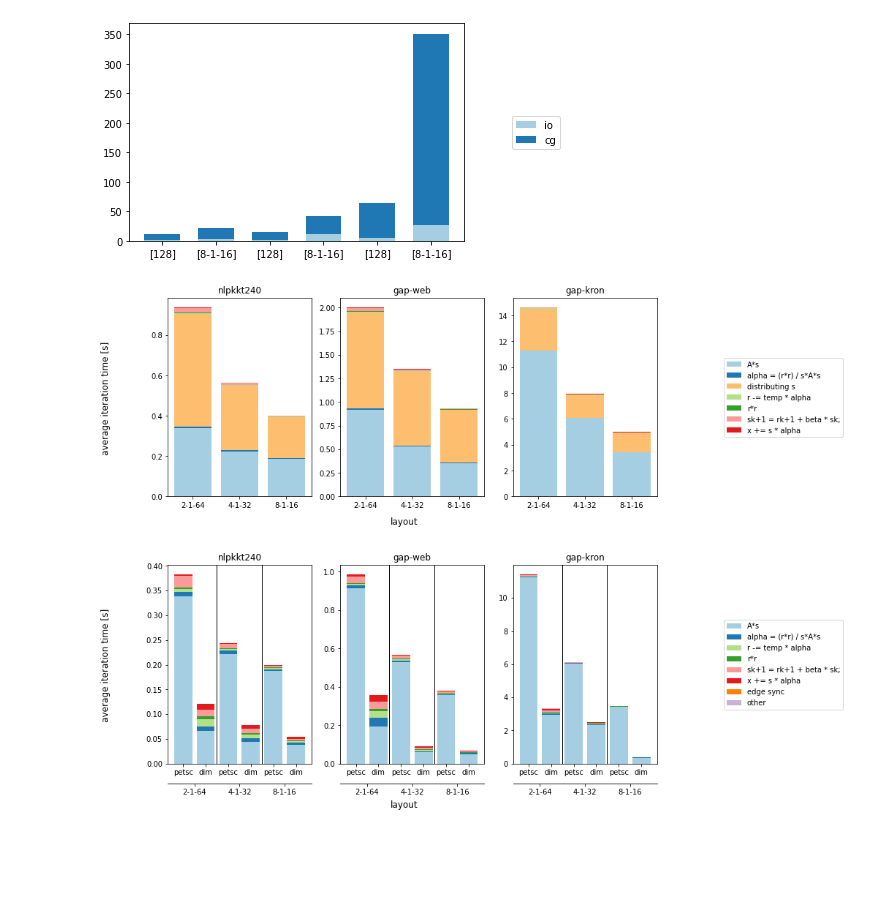
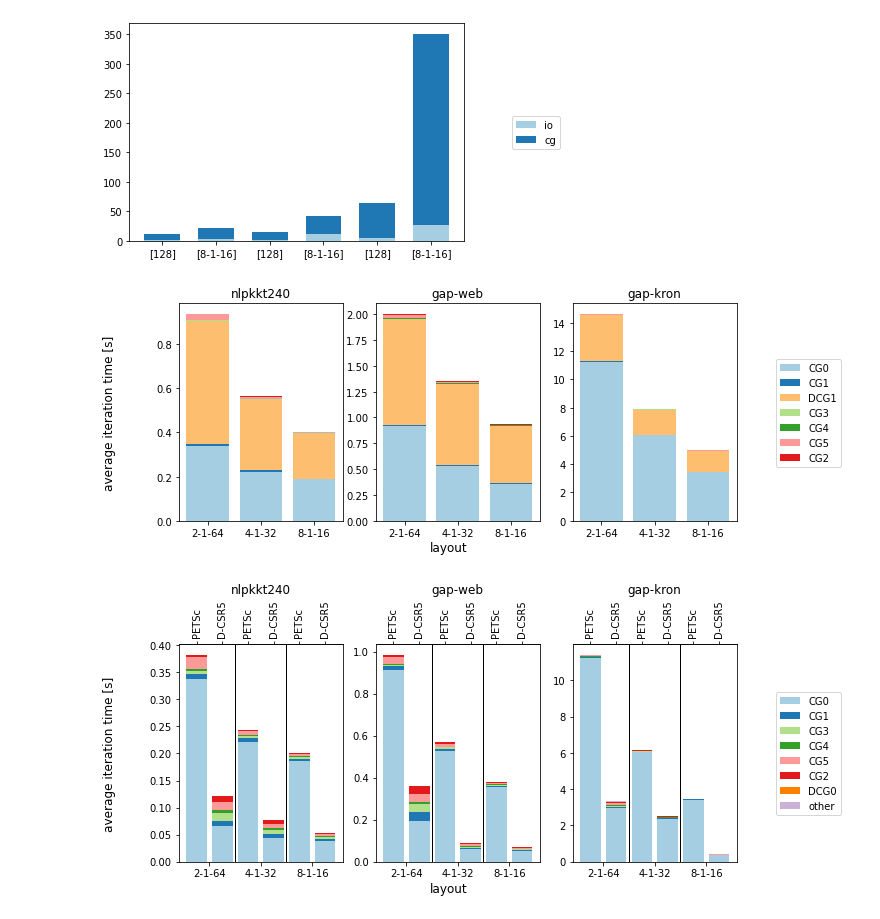
Before and after one commit to rurabori/diploma_research, a Jupyter notebook: scripts/data_analysis/graphs.ipynb, the cells around one changed output. Cells and saved outputs as stored; diff of their text form; code cells hidden in the pictures; blank space fills up the shorter version.

```diff
--- a/scripts/data_analysis/graphs.ipynb
+++ b/scripts/data_analysis/graphs.ipynb
@@ -298,10 +311,10 @@ for matrix, run in cg_dim_ds.items():
         if 'local_elements' in gen_info:
             elems_per_cpu = gen_info["local_elements"] / cpus
             rows_per_cpu = gen_info["local_rows"] / cpus
-            mat_epc[elems_per_cpu] = data['cg']['steps']['A*s']
-            mat_rpc[rows_per_cpu] = data['cg']['steps']['A*s']
-            mat_el[gen_info["local_elements"]] = data['cg']['steps']['A*s']
-            mat_rw[gen_info["local_rows"]] = data['cg']['steps']['A*s']
+            mat_epc[elems_per_cpu] = data['cg']['steps'][as_step('A*s')]
+            mat_rpc[rows_per_cpu] = data['cg']['steps'][as_step('A*s')]
+            mat_el[gen_info["local_elements"]] = data['cg']['steps'][as_step('A*s')]
+            mat_rw[gen_info["local_rows"]] = data['cg']['steps'][as_step('A*s')]
             #print(f'  local_elems : {gen_info["local_elements"]} {elems_per_cpu}')
             #print(f'  loc_rows    : {gen_info["local_rows"]}     {rows_per_cpu}')
 
@@ -393,16 +406,16 @@ print(throughput)
 [figure]
 # %%
 fig, ax = plt.subplots(1, 2, figsize=(9,4))
-
+print(throughput)
 for i, matrix in enumerate(matrix_sizes.keys()):
     io_data = io_stats[matrix]
     tp_data = throughput[matrix]
     sp_data = sp_stats[matrix]
-    ax[1].bar(i*0.3, io_data[8], width=0.2, label='io', color=get_color('io'))
-    ax[1].bar(i*0.3, cg_dim_ds[matrix]['8-1-16']['cg']['total'],
-           bottom=io_data[8], width=0.2, color=get_color('cg'), label='cg')
-    ax[0].bar(i*0.3, tp_data[8], width=0.2, label='x')
-    print(matrix, io_data[8] / (io_data[8] + cg_dim_ds[matrix]['8-1-16']['cg']['total']))
+    ax[1].bar(i*0.3, io_data[1], width=0.2, label='io', color=get_color('io'))
+    ax[1].bar(i*0.3, sp_data['128']['cg']['total'],
+           bottom=io_data[1], width=0.2, color=get_color('cg'), label='cg')
+    ax[0].bar(i*0.3, tp_data[1], width=0.2, label='x')
+    #print(matrix, io_data[8] / (io_data[8] + sp_data[matrix]['128']['cg']['total']))
 
 
 ax[0].set_title('I/O throughput')
@@ -419,8 +432,8 @@ supy = fig.supxlabel('matrix')
 handles, labels = fig.gca().get_legend_handles_labels()
 by_label = dict(zip(labels, handles))
 lgd = fig.legend(
-    by_label.values(), by_label.keys(), loc="center left", bbox_to_anchor=(1, 0.5)
+    by_label.values(), by_label.keys(), loc="center", bbox_to_anchor=(1, 0.5)
 )
 
-fig.savefig('io_mp.pdf', bbox_extra_artists=(lgd, supy), bbox_inches='tight')
+fig.savefig('io.pdf', bbox_extra_artists=(lgd, supy), bbox_inches='tight')
 # %% [output]
@@ -471,52 +482,52 @@ def plot_p_one(ax, name, ds, layouts={'2-1-64', '4-1-32', '8-1-16'}):
     layouts = sorted(layouts, key=lambda x: [*map(int, x.split('-'))])
     ax.set_title(name)
     for i, layout in enumerate(layouts):
-        ds_l = ds[layout]
-        ds_r = cg_dim_ds[name][layout]
+        ds_l = deepcopy(ds[layout])
+        ds_r = deepcopy(cg_dim_ds[name][layout])
 
-        del ds_l['cg']['steps']['distributing s']
+        del ds_l['cg']['steps'][as_step('distributing s')]
         plot_one(ax, ds_l, 1 * i)
 
 
-        del ds_r['cg']['steps']['distributing s']
+        del ds_r['cg']['steps'][as_step('distributing s')]
         plot_one(ax, ds_r, 1 * i + 0.5)
 
-    ax.set_xticks(np.arange(len(layouts) * 2) * 0.5, ['petsc', 'dim'] * 3)
+    ax.set_xticks(np.arange(3) + 0.25, layouts)
 
     for x in np.arange(2) + 0.74:
         ax.axvline(x, linewidth=1, color='black')
 
-    sec_x = ax.secondary_xaxis(-0.1)
-    sec_x.set_ticks(np.arange(3) + 0.25, layouts)
+    sec_x = ax.secondary_xaxis(1)
+    sec_x.set_ticks(np.arange(len(layouts) * 2) * 0.5, ['PETSc', 'D-CSR5'] * 3, rotation='vertical')
 
 
 def plot_p(ds, layouts: set = {'2-1-64', '4-1-32', '8-1-16'}):
-    fig, axes = plt.subplots(1, len(ds), figsize=(12, 5))
+    fig, axes = plt.subplots(1, len(ds), figsize=(10, 4))
 
     for i, (matrix, data) in enumerate(ds.items()):
         plot_p_one(axes[i], matrix, data, layouts)
 
-    supx = fig.supxlabel("layout", y=-0.05)
+    supx = fig.supxlabel("layout")
     supy = fig.supylabel("average iteration time [s]")
 
     handles, labels = fig.gca().get_legend_handles_labels()
     by_label = dict(zip(labels, handles))
     lgd = fig.legend(
-        by_label.values(), by_label.keys(), loc="center left", bbox_to_anchor=(1, 0.5)
+        by_label.values(), by_label.keys(), loc="center", bbox_to_anchor=(1, 0.5)
     )
 
     fig.savefig('petsc_vs_dim.pdf', bbox_extra_artists=(
         lgd, supx, supy), bbox_inches='tight')
 
 
 petsc_stats = {matrix: load_p_stats(matrix) for matrix in [
     'nlpkkt240', 'gap-web', 'gap-kron']}
 
 plot_mt(petsc_stats, file_to_save='petsc_mpi.pdf', with_sp=False)
 plot_p(petsc_stats)
 # %% [output]
-[figure, old version]
+[figure, new version]
-[figure, old version]
+[figure, new version]
 # %%
 for matrix, p_layouts in petsc_stats.items():
     dim_layouts = cg_dim_ds[matrix]
```
Also changed, not shown: parts of 15 cells of this notebook, 6 other files.
